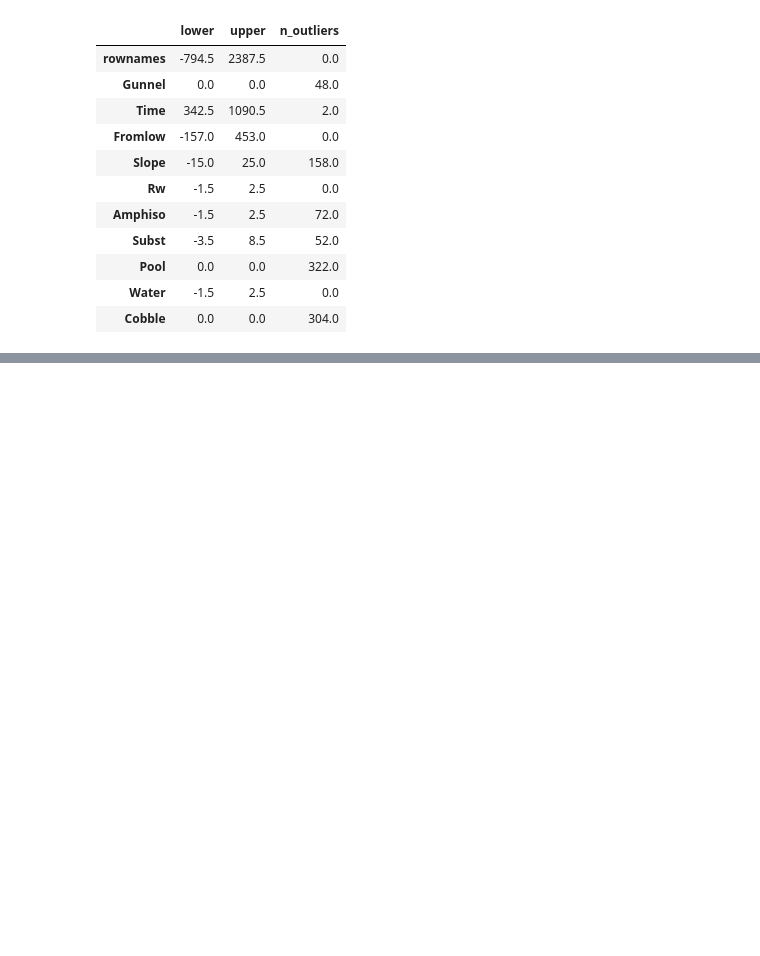
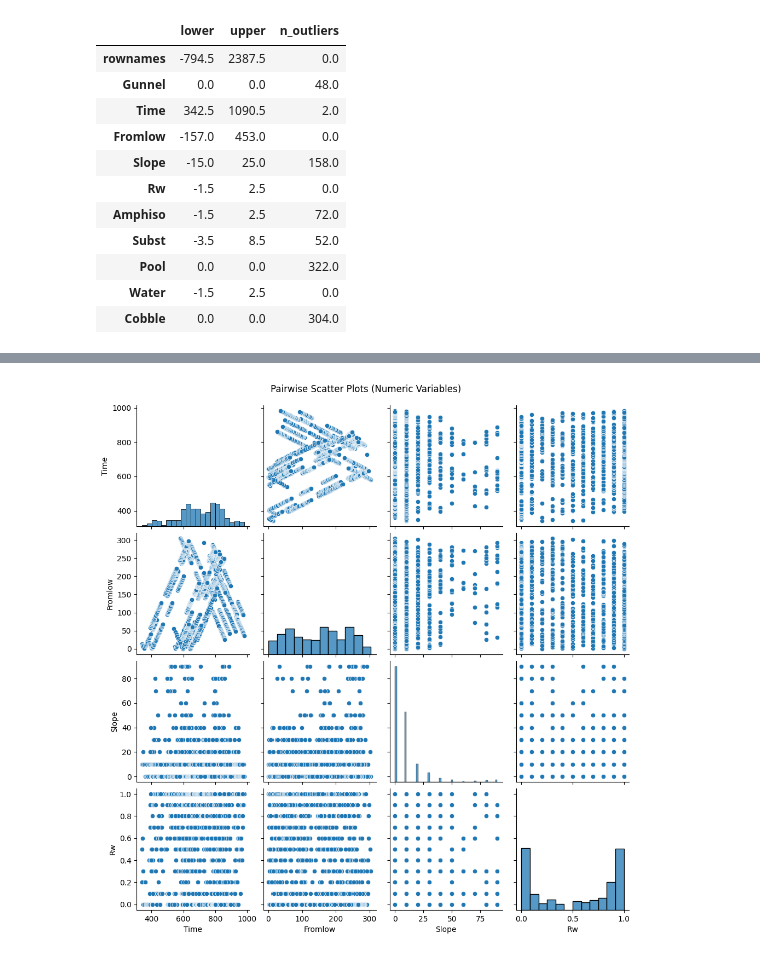
Before and after one commit to Naman397/Exploratory_Data_Analysis, a Jupyter notebook: 22BDS0021.ipynb, the cells around one changed output, grey strips where cells are left out. Drawn from its saved outputs; the diff is of its cells as text; code cells hidden in the pictures; blank space fills up the shorter version.

```diff
--- a/22BDS0021.ipynb
+++ b/22BDS0021.ipynb
@@ -218,0 +301,8 @@ pd.DataFrame(outlier_summary).T
+# %%
+
+# Scatter plots (numeric vs numeric)
+sns.pairplot(naman[num_cols])
+plt.suptitle("Pairwise Scatter Plots (Numeric Variables)", y=1.02)
+plt.show()
+# %% [output]
+[figure, added]
```
Also changed, not shown: parts of 15 cells of this notebook.
